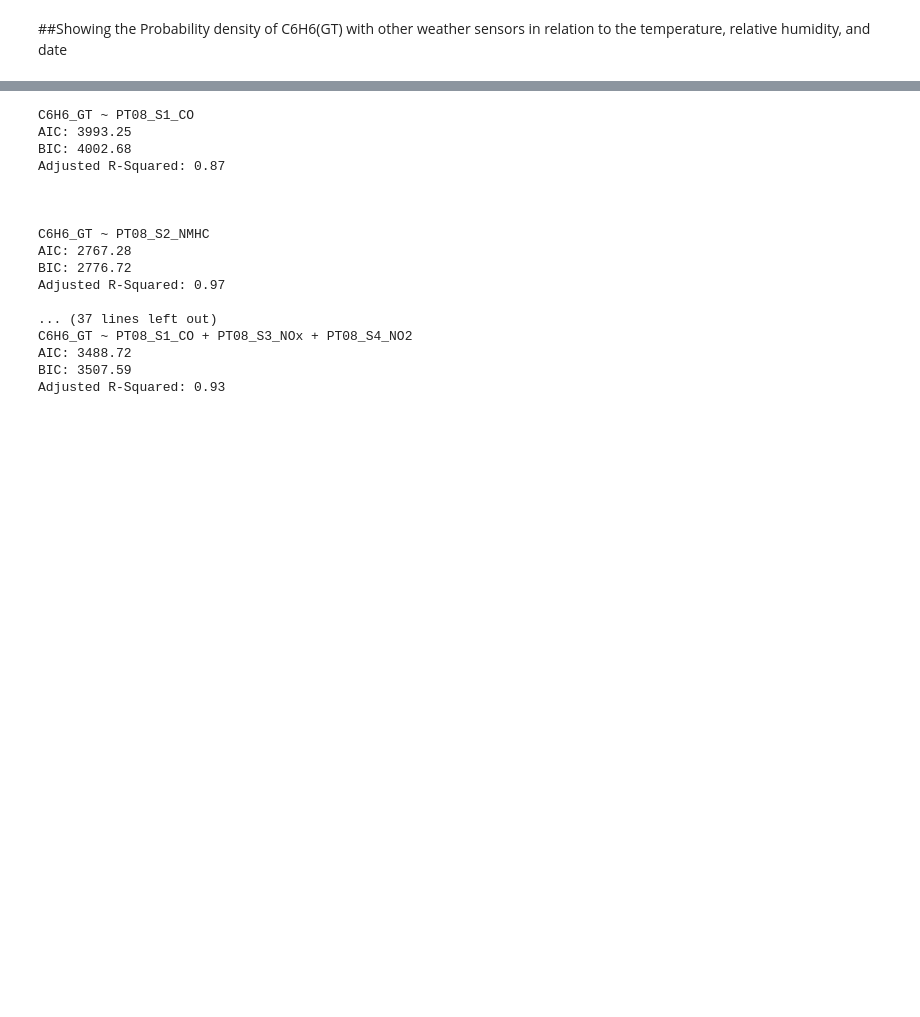
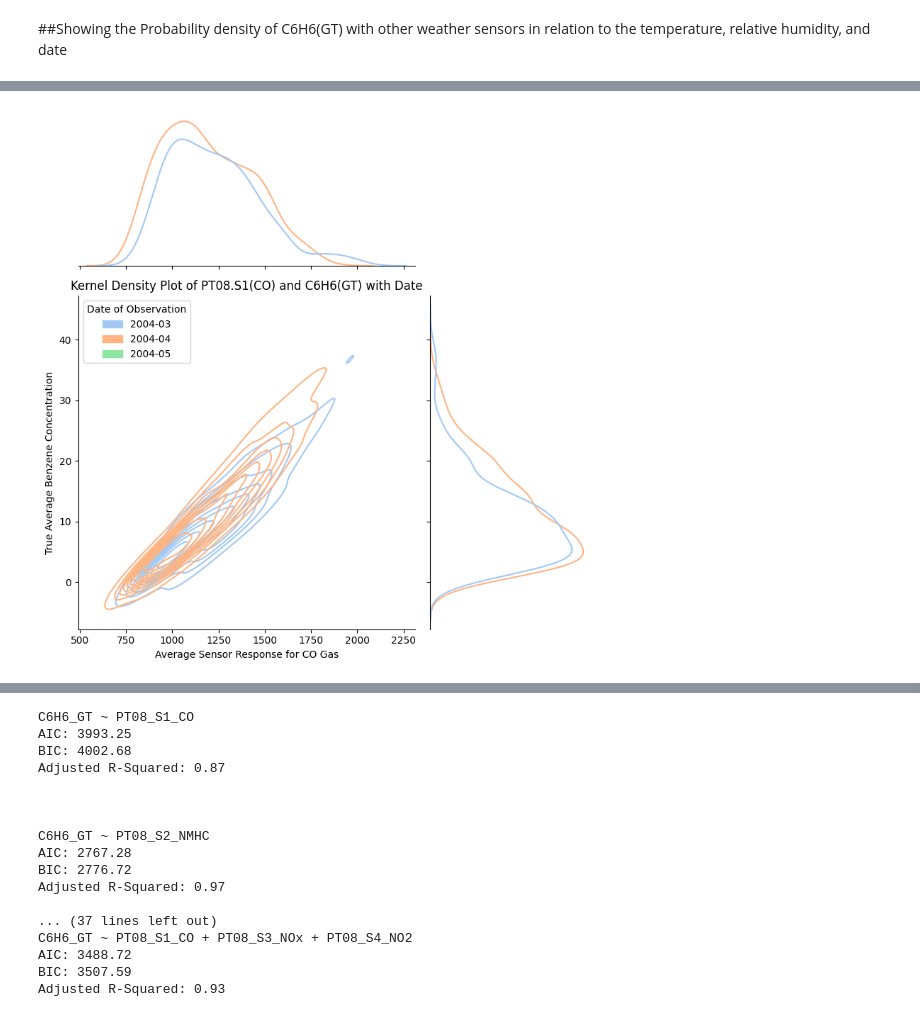
Before and after one commit to THEJoshinator20/ST-554-Project1-Template, a Jupyter notebook: Task2/Project1_Task2_JMcClure.ipynb, the cells around one changed output, grey strips where cells are left out. Saved outputs shown, nothing was run; the diff lists cells and outputs as text; code cells hidden in the pictures; blank space fills up the shorter version.

```diff
--- a/Task2/Project1_Task2_JMcClure.ipynb
+++ b/Task2/Project1_Task2_JMcClure.ipynb
@@ -649,3 +509,87 @@ KDE Plots regarding Temperature:
 
 
 * [C6H6(GT) vs PT08.S4(NO2)] - The plot is nearly identical to the [C6H6(GT) vs PT08.S1(CO)] plot only difference is some small differences in data proportion and slight line smoothness. Not enough to touch on but important enough to notice to show a possible relationship between these variables.
+# %%
+#KDE Plots for y = C6H6(GT) and x = PT08.S1(CO), PT08.S3(NOx), PT08.S4(NO2) with relation to Date
+#----------------------------------------------------------------------------------------------------------------------------------#
+print("\nKDE Plots for y = C6H6(GT) and x = PT08.S1(CO), PT08.S3(NOx), PT08.S4(NO2) with relation to Date\n")
+
+kercpd = sns.jointplot(data = aqual, x = "PT08.S1(CO)", y = "C6H6(GT)", kind = "kde", hue = "Month_Year", palette= "pastel"
+                      , height = 8, ratio = 2)
+plt.subplots_adjust(top=1)
+plt.ylabel("True Average Benzene Concentration")
+plt.xlabel("Average Sensor Response for CO Gas")
+plt.title("Kernel Density Plot of PT08.S1(CO) and C6H6(GT) with Date")
+# Get unique values for the 'Heat' column to create legend entries
+unique_date_values = aqual['Month_Year'].unique()
+
+# Get the color palette used by seaborn.jointplot
+# The number of colors should match the number of unique hue values
+n_colors = len(unique_date_values)
+current_palette = sns.color_palette("pastel", n_colors=n_colors)
+
+# Create a mapping from date value to color
+date_color_map = dict(zip(unique_date_values, current_palette))
+
+# Create custom legend handles using mpatches.Patch
+legend_handles = [mpatches.Patch(color=date_color_map[val], label=val) for val in unique_date_values]
+
+# Add the legend to the jointplot's main axes
+kercpd.ax_joint.legend(handles=legend_handles, title='Date of Observation', loc='upper left')
+plt.tight_layout()
+plt.show()
+
+print("\n\n")
+
+kercpd = sns.jointplot(data = aqual, x = "PT08.S3(NOx)", y = "C6H6(GT)", kind = "kde", hue = "Month_Year", palette= "pastel"
+                      , height = 8, ratio = 2)
+plt.subplots_adjust(top=1)
+plt.ylabel("True Average Benzene Concentration")
+plt.xlabel("Average Sensor Response for NOx Gas")
+plt.title("Kernel Density Plot of PT08.S3(NOx) and C6H6(GT) with Date")
+# Get unique values for the 'Heat' column to create legend entries
+unique_date_values = aqual['Month_Year'].unique()
+
+# Get the color palette used by seaborn.jointplot
+# The number of colors should match the number of unique hue values
+n_colors = len(unique_date_values)
+current_palette = sns.color_palette("pastel", n_colors=n_colors)
+
+# Create a mapping from date value to color
+date_color_map = dict(zip(unique_date_values, current_palette))
+
+# Create custom legend handles using mpatches.Patch
+legend_handles = [mpatches.Patch(color=date_color_map[val], label=val) for val in unique_date_values]
+
+# Add the legend to the jointplot's main axes
+kercpd.ax_joint.legend(handles=legend_handles, title='Date of Observation', loc='upper left')
+plt.tight_layout()
+plt.show()
+
+print("\n\n")
+
+kercpd = sns.jointplot(data = aqual, x = "PT08.S4(NO2)", y = "C6H6(GT)", kind = "kde", hue = "Month_Year", palette= "pastel"
+                      , height = 8, ratio = 2)
+plt.subplots_adjust(top=1)
+plt.ylabel("True Average Benzene Concentration")
+plt.xlabel("Average Sensor Response for NO2 Gas")
+plt.title("Kernel Density Plot of PT08.S4(NO2) and C6H6(GT) with Date")
+# Get unique values for the 'Heat' column to create legend entries
+unique_date_values = aqual['Month_Year'].unique()
+
+# Get the color palette used by seaborn.jointplot
+# The number of colors should match the number of unique hue values
+n_colors = len(unique_date_values)
+current_palette = sns.color_palette("pastel", n_colors=n_colors)
+
+# Create a mapping from date value to color
+date_color_map = dict(zip(unique_date_values, current_palette))
+
+# Create custom legend handles using mpatches.Patch
+legend_handles = [mpatches.Patch(color=date_color_map[val], label=val) for val in unique_date_values]
+
+# Add the legend to the jointplot's main axes
+kercpd.ax_joint.legend(handles=legend_handles, title='Date of Observation', loc='upper left')
+plt.tight_layout()
+plt.show()
+# %% [output]
@@ -651,0 +597 @@ KDE Plots regarding Temperature:
+[figure, added]
```
Also changed, not shown: parts of 21 cells of this notebook.
